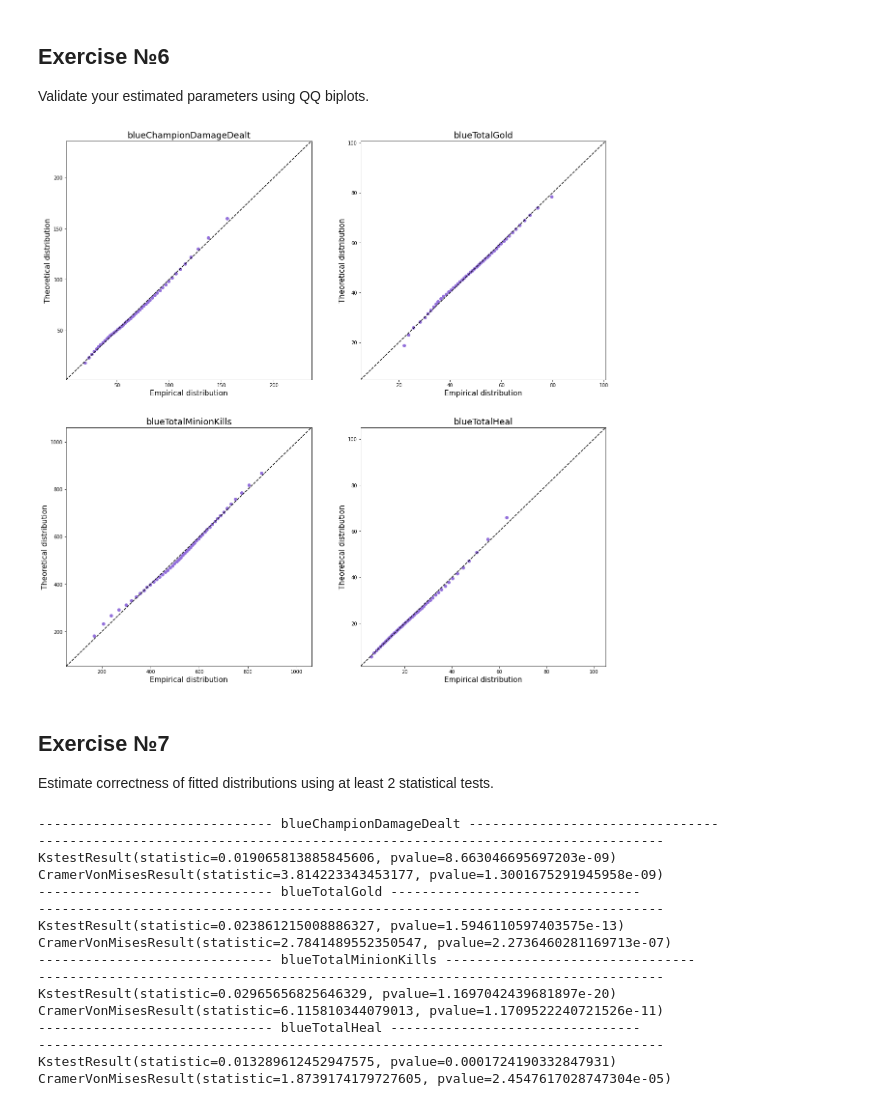
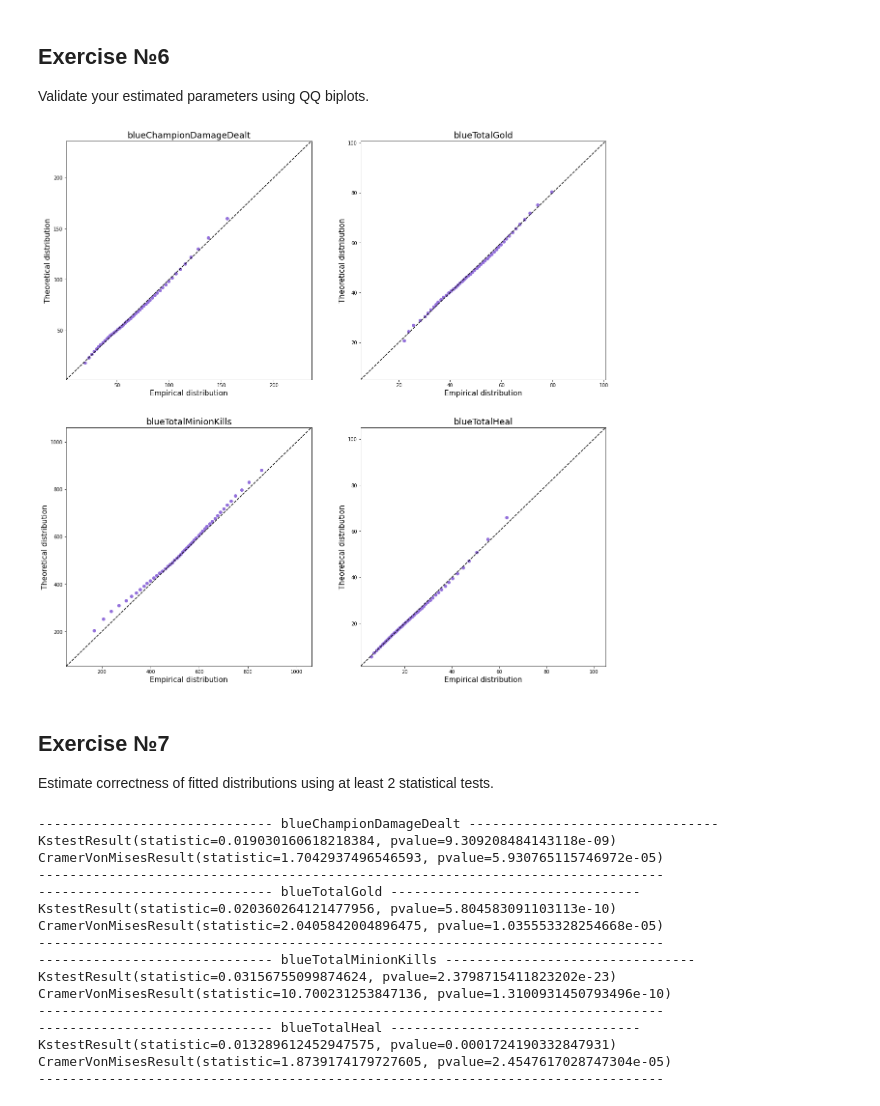
Before and after one commit to vandosik/M-M-MSA, a Jupyter notebook: Lab_1/lab_1.ipynb, the cells around one changed output. Drawn from its saved outputs; the diff is of its cells as text; code cells hidden in the pictures.

```diff
--- a/Lab_1/lab_1.ipynb
+++ b/Lab_1/lab_1.ipynb
@@ -167,8 +167,8 @@ for i in range(2):
     for j in range(2):
     # Determination of the parameters of the distribution
         col_name = col_names[col_idx]
-        # Prepare data for least squares method BUG: ax (not axes) stands here not to print this hist
-        hist_data = ax[i, j].hist(source_df[col_name], density=True, bins=50, color='grey') # BUG: Why is this plot not visible????
+        # Prepare data for least squares method, but do not show this histogramm
+        hist_data = axes[i, j].hist(source_df[col_name], density=True, bins=50, color='grey', visible=False)
         sns.histplot(source_df[col_name], kde=False, bins=30, stat='density', ax=axes[i, j], palette='Set3', color = 'grey')
         min_amount, max_amount = source_df[col_name].min(), source_df[col_name].max()
 
@@ -191,10 +191,9 @@ for i in range(2):
             pdf_mle = sp.stats.lognorm.pdf(x, *mle_params)
 
         elif col_name == 'blueTotalGold' or "blueTotalMinionKills":
-            mle_params = sp.stats.norm.fit(source_df[col_name])
+            mle_params = sp.stats.chi2.fit(source_df[col_name], loc=1.1, scale=1.1)
             print("MLE: ", mle_params)
-            pdf_mle = sp.stats.norm.pdf(x, *mle_params)
-
+            pdf_mle = sp.stats.chi2.pdf(x, *mle_params)
 
 
         axes[i, j].plot(x, pdf_mle, color='r', label="MLE")
@@ -213,20 +212,20 @@ for i in range(2):
             pdf_lsm = sp.stats.lognorm.pdf(x, *lse_params.x)
 
         elif col_name == 'blueTotalGold' or "blueTotalMinionKills":
-            def norm(arg_x, loc, scale):
-                return sp.stats.norm.pdf(arg_x, loc, scale)
+            def chi2(arg_x, loc, scale):
+                return sp.stats.chi2.pdf(arg_x, loc, scale)
 
             def lst_sqrs(par_ar, gt, x):
                 loc, scale = par_ar
-                return sum((gt - norm(x, loc, scale))**2)
+                return sum((gt - chi2(x, loc, scale))**2)
 
             lse_params = minimize(lst_sqrs, [10., 10.], method = 'Nelder-Mead', args=(hist_vals, hist_bins), tol=0.001, options={'disp': False})
             print("LSE: ",lse_params.x)
-            pdf_lsm = sp.stats.norm.pdf(x, *lse_params.x)
+            pdf_lsm = sp.stats.chi2.pdf(x, *lse_params.x)
 
 
         mle_params_list.append(mle_params)
-        lse_params_list.append(lse_params)
+        lse_params_list.append(lse_params.x)
 
         axes[i, j].plot(x, pdf_lsm, color='b', label='LSE')
         axes[i, j].set_xlabel(col_names[col_idx], fontsize = 15)
@@ -262,87 +261,94 @@ Estimate parameters of chosen distributions using methods of maximum likelihood
 Validate your estimated parameters using QQ biplots.
 # %%
 # Plotting a quantile biplot for empirical and theoretical (lognormal) distribution
-
-# TODO: May be try LSA params
-params_list = mle_params_list
 
 fig, axes = plt.subplots(2, 2, figsize=(20, 20))
 col_idx = 0
 
 # Prepare percentiles (quantiles) points
 percs_num = 50
 percs = np.linspace(0, 100, percs_num)
 
 for i in range(2):
     for j in range(2):
         col_name = col_names[col_idx]
         # Calculation of quantiles
         qn_real = np.percentile(source_df[col_name], percs)
 
         if col_name == 'blueChampionDamageDealt' or col_name == 'blueTotalHeal':
-            qn_theor = sp.stats.lognorm.ppf(percs / 100.0, *params_list[col_idx])
-        elif col_name == 'blueTotalGold' or 'blueTotalMinionKills':
-            qn_theor = sp.stats.norm.ppf(percs / 100.0, *params_list[col_idx])
+            qn_theor = sp.stats.lognorm.ppf(percs / 100.0, *mle_params_list[col_idx])
+        elif col_name == 'blueTotalGold':
+            qn_theor = sp.stats.chi2.ppf(percs / 100.0, *mle_params_list[col_idx])
+        elif col_name == 'blueTotalMinionKills':
+            qn_theor = sp.stats.chi2.ppf(percs / 100.0, *lse_params_list[col_idx])
 
         # Building a quantile biplot
         min_amount, max_amount = source_df[col_name].min(), source_df[col_name].max()
 
         axes[i, j].plot(qn_real, qn_theor, ls="", marker="o", markersize=6, color='mediumpurple')
         axes[i, j].plot([min_amount, max_amount], [min_amount, max_amount], color="k", ls="--")
         axes[i, j].set_xlim(min_amount, max_amount)
         axes[i, j].set_ylim(min_amount, max_amount)
         axes[i, j].set_xlabel('Empirical distribution', fontsize = 15)
         axes[i, j].set_ylabel('Theoretical distribution', fontsize = 15)
         axes[i, j].set_title(col_names[col_idx], fontsize = 18)
 
         col_idx += 1
 
 
 plt.show()
 # %% [output]
-[figure, old version]
+[figure, new version]
 # %% [markdown]
 ## Exercise №7
 Estimate  correctness of fitted distributions using at least 2 statistical tests.
 # %%
 # Calculation of the Kolmogorov-Smirnov test, Cramér-von Mises test  and chi-square (Pirson test?)
-# TODO: May be try LSA params
-params_list = mle_params_list
 
 for col_idx in range(len(col_names)):
 
     col_name = col_names[col_idx]
     print("------------------------------", col_name, "--------------------------------")
 
-    if col_name == 'blueChampionDamageDealt' or col_name == 'blueTotalHeal':
-        ks = sp.stats.kstest(source_df[col_name], 'lognorm', params_list[col_idx], N=100)
+    if col_name == 'blueChampionDamageDealt':
+        ks = sp.stats.kstest(source_df[col_name], 'lognorm', lse_params_list[col_idx], N=100)
+        cvm = sp.stats.cramervonmises(source_df[col_name], 'lognorm', lse_params_list[col_idx])
+        # chi2 = scipy.stats.chisquare(source_df[col_name])
+
+    if col_name == 'blueTotalHeal':
+        ks = sp.stats.kstest(source_df[col_name], 'lognorm', mle_params_list[col_idx], N=100)
         cvm = sp.stats.cramervonmises(source_df[col_name], 'lognorm', mle_params_list[col_idx])
         # chi2 = scipy.stats.chisquare(source_df[col_name])
 
-    elif col_name == 'blueTotalGold' or 'blueTotalMinionKills':
-        ks = sp.stats.kstest(source_df[col_name], 'norm', params_list[col_idx], N=100)
-        cvm = sp.stats.cramervonmises(source_df[col_name], 'norm', mle_params_list[col_idx])
+    elif col_name == 'blueTotalGold':
+        ks = sp.stats.kstest(source_df[col_name], 'chi2', lse_params_list[col_idx], N=100)
+        cvm = sp.stats.cramervonmises(source_df[col_name], 'chi2', lse_params_list[col_idx])
         # chi2 = scipy.stats.chisquare(source_df[col_name])
 
-    print("--------------------------------------------------------------------------------")
+    elif col_name == 'blueTotalMinionKills':
+        ks = sp.stats.kstest(source_df[col_name], 'chi2', lse_params_list[col_idx], N=100)
+        cvm = sp.stats.cramervonmises(source_df[col_name], 'chi2', lse_params_list[col_idx])
+        # chi2 = scipy.stats.chisquare(source_df[col_name])
 
     print(ks)
     print(cvm)
     # print(chi2)
+
+    print("--------------------------------------------------------------------------------")
 # %% [output]
 ------------------------------ blueChampionDamageDealt --------------------------------
+KstestResult(statistic=0.019030160618218384, pvalue=9.309208484143118e-09)
+CramerVonMisesResult(statistic=1.7042937496546593, pvalue=5.930765115746972e-05)
 --------------------------------------------------------------------------------
-KstestResult(statistic=0.019065813885845606, pvalue=8.663046695697203e-09)
-CramerVonMisesResult(statistic=3.814223343453177, pvalue=1.3001675291945958e-09)
 ------------------------------ blueTotalGold --------------------------------
+KstestResult(statistic=0.020360264121477956, pvalue=5.804583091103113e-10)
+CramerVonMisesResult(statistic=2.0405842004896475, pvalue=1.035553328254668e-05)
 --------------------------------------------------------------------------------
-KstestResult(statistic=0.023861215008886327, pvalue=1.5946110597403575e-13)
-CramerVonMisesResult(statistic=2.7841489552350547, pvalue=2.2736460281169713e-07)
 ------------------------------ blueTotalMinionKills --------------------------------
+KstestResult(statistic=0.03156755099874624, pvalue=2.3798715411823202e-23)
+CramerVonMisesResult(statistic=10.700231253847136, pvalue=1.3100931450793496e-10)
 --------------------------------------------------------------------------------
-KstestResult(statistic=0.02965656825646329, pvalue=1.1697042439681897e-20)
-CramerVonMisesResult(statistic=6.115810344079013, pvalue=1.1709522240721526e-11)
 ------------------------------ blueTotalHeal --------------------------------
---------------------------------------------------------------------------------
 KstestResult(statistic=0.013289612452947575, pvalue=0.0001724190332847931)
 CramerVonMisesResult(statistic=1.8739174179727605, pvalue=2.4547617028747304e-05)
+--------------------------------------------------------------------------------
```
Also changed, not shown: parts of 1 cell of this notebook.
